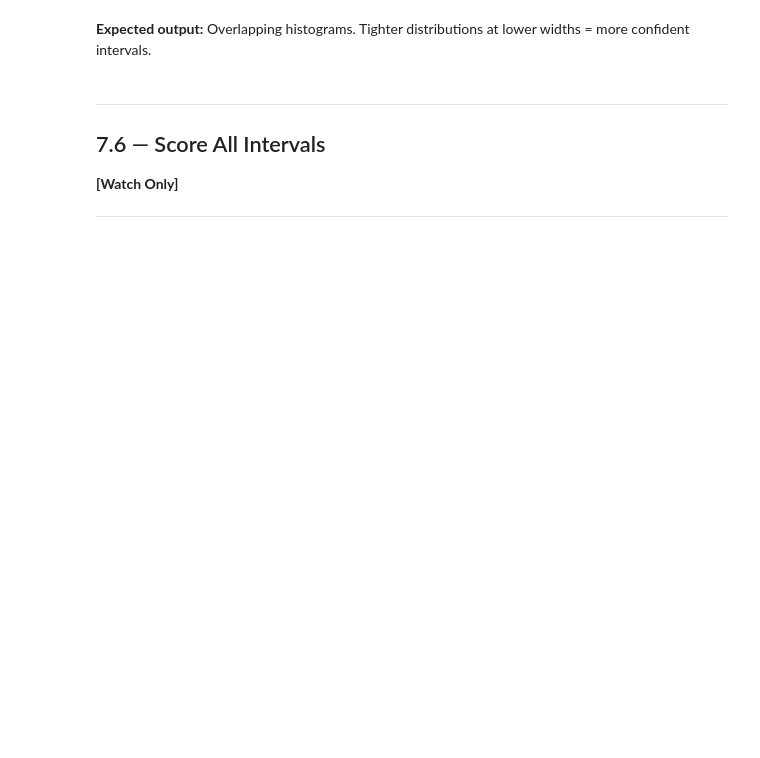
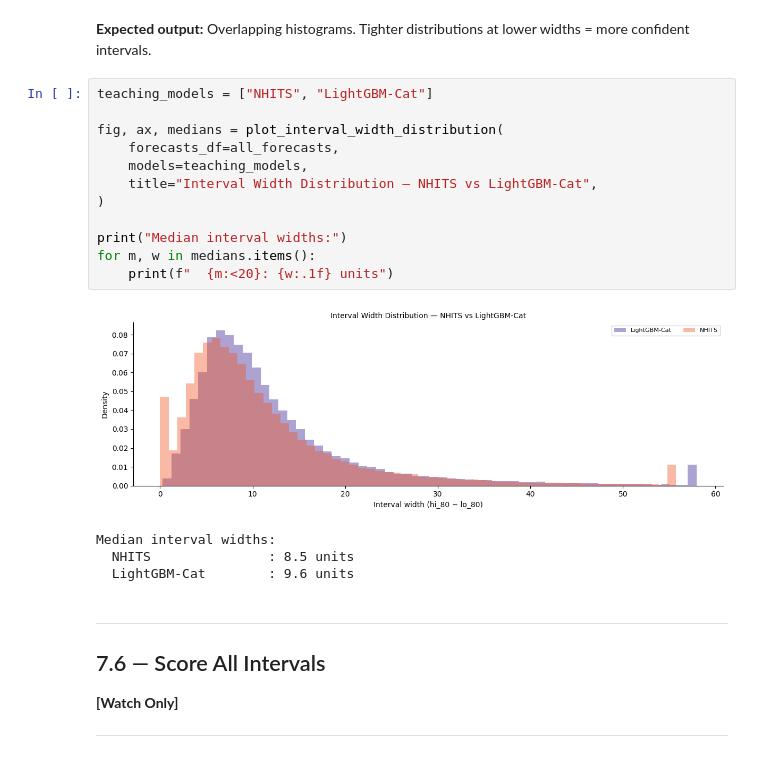
Before and after one commit to tackes/Modern-Time-Series-Forecasting-Cohort, a Jupyter notebook: instructor_notebooks/07_prediction_intervals.ipynb, the cells around one changed output. Drawn from its saved outputs; the diff is of its cells as text; blank space fills up the shorter version.

```diff
--- a/instructor_notebooks/07_prediction_intervals.ipynb
+++ b/instructor_notebooks/07_prediction_intervals.ipynb
@@ -200,5 +202,22 @@ Median interval widths:
 # %% [markdown]
 **Expected output:** Overlapping histograms. Tighter distributions at lower widths = more confident intervals.
+# %%
+teaching_models = ["NHITS", "LightGBM-Cat"]
+
+fig, ax, medians = plot_interval_width_distribution(
+    forecasts_df=all_forecasts,
+    models=teaching_models,
+    title="Interval Width Distribution — NHITS vs LightGBM-Cat",
+)
+
+print("Median interval widths:")
+for m, w in medians.items():
+    print(f"  {m:<20}: {w:.1f} units")
+# %% [output]
+[figure, added]
+Median interval widths:
+  NHITS               : 8.5 units
+  LightGBM-Cat        : 9.6 units
 # %% [markdown]
 ---
 ## 7.6 — Score All Intervals
```
Also changed, not shown: parts of 8 cells of this notebook, 29 other files.
